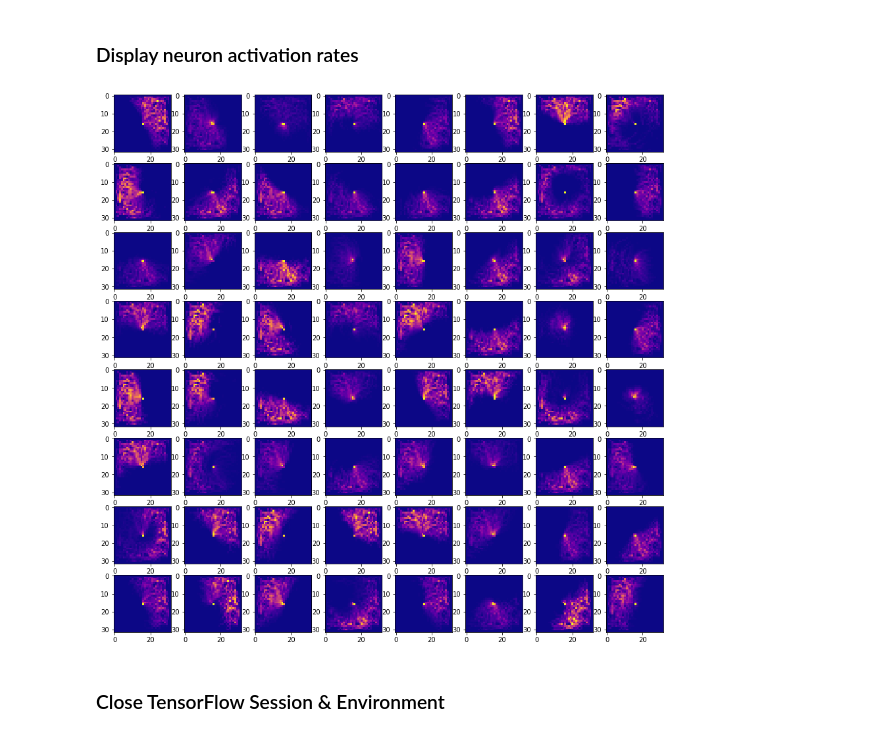
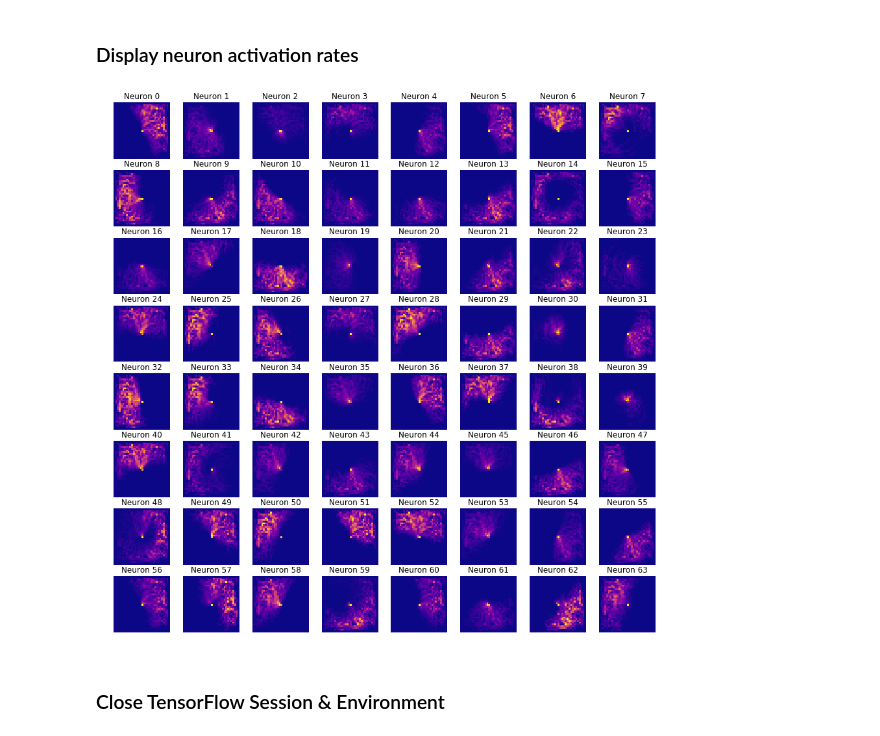
Before and after one commit to Unity-Technologies/rat-rnn, a Jupyter notebook: Rat.ipynb, the cells around one changed output. Drawn from its saved outputs; the diff is of its cells as text; code cells hidden in the pictures.

Commit message:
Neuron activation rates display code: * fixed title and removed clutter * split code into 2 blocks

```diff
--- a/Rat.ipynb
+++ b/Rat.ipynb
@@ -219,7 +219,6 @@ plt.show()
 # %% [markdown]
 ### Display neuron activation rates
 # %%
-plt.figure(figsize=(15,15))
 resolution = 32
 maze_extents = 4.5
 rate = np.zeros([hidden_units, resolution, resolution])
@@ -237,14 +236,17 @@ for i in range(len(input_x)//ep_length):
             x = (batch_y[j][0] + maze_extents)/(maze_extents*2) * resolution
             y = (batch_y[j][1] + maze_extents)/(maze_extents*2) * resolution
             rate[h, int(x), int(y)] += act[j, h]
-
-for h in range(hidden_units):
-    plt.subplot(8, 8, 1 + h)
-    plt.imshow(rate[h,:,:], interpolation="nearest", cmap="plasma")
-
-plt.show()
-# %% [output]
-[figure, removed]
+# %%
+plt.figure(figsize=(15,15))
+for h in range(hidden_units):
+    plt.subplot(8, 8, 1 + h)
+    plt.title('Neuron ' + str(h))
+    plt.imshow(rate[h,:,:], interpolation="nearest", cmap="plasma")
+    plt.axis('off')
+
+plt.show()
+# %% [output]
+[figure, added]
 # %% [markdown]
 ### Close TensorFlow Session & Environment
 # %%
```
